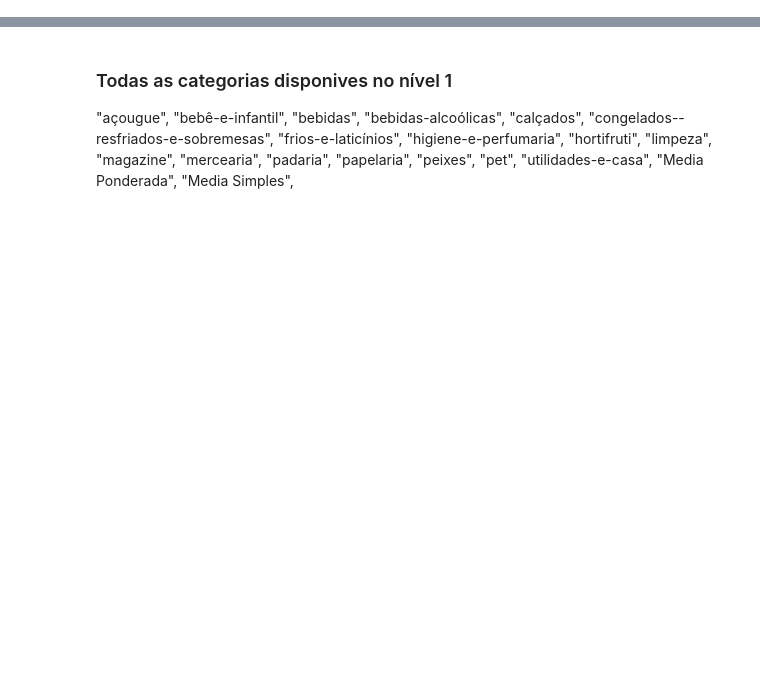
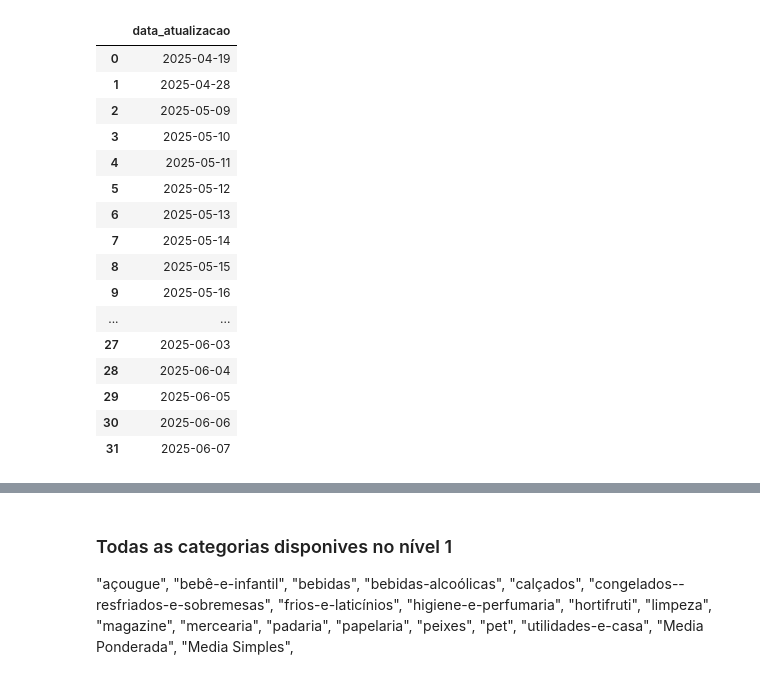
Before and after one commit to AndreLuis933/irmaos-goncalves-scraper, a Jupyter notebook: analize.ipynb, the cells around one changed output, grey strips where cells are left out. Drawn from its saved outputs; the diff is of its cells as text; code cells hidden in the pictures; blank space fills up the shorter version.

```diff
--- a/analize.ipynb
+++ b/analize.ipynb
@@ -187,0 +199,27 @@ df_variacao
+# %%
+query = """
+SELECT DISTINCT data_atualizacao
+FROM produtos
+ORDER BY data_atualizacao
+"""
+
+df = pd.read_sql_query(query, DB_URL)
+df
+# %% [output]
+|  | data_atualizacao |
+| 0 | 2025-04-19 |
+| 1 | 2025-04-28 |
+| 2 | 2025-05-09 |
+| 3 | 2025-05-10 |
+| 4 | 2025-05-11 |
+| 5 | 2025-05-12 |
+| 6 | 2025-05-13 |
+| 7 | 2025-05-14 |
+| 8 | 2025-05-15 |
+| 9 | 2025-05-16 |
+| ... | ... |
+| 27 | 2025-06-03 |
+| 28 | 2025-06-04 |
+| 29 | 2025-06-05 |
+| 30 | 2025-06-06 |
+| 31 | 2025-06-07 |
```
Also changed, not shown: parts of 5 cells of this notebook, 5 other files.
